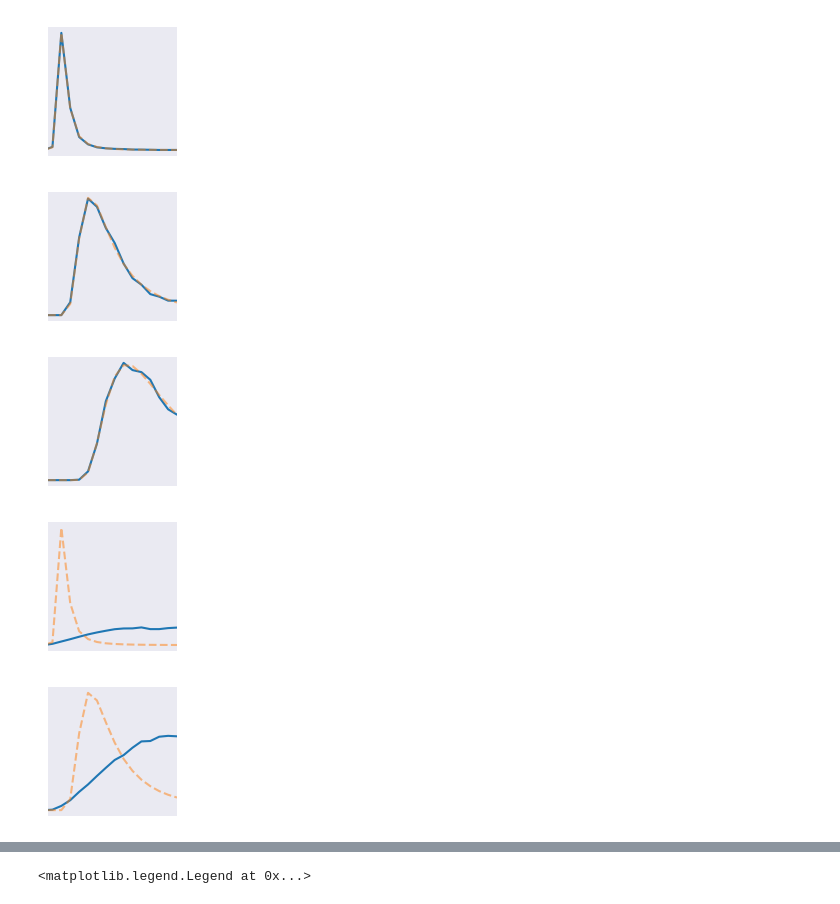
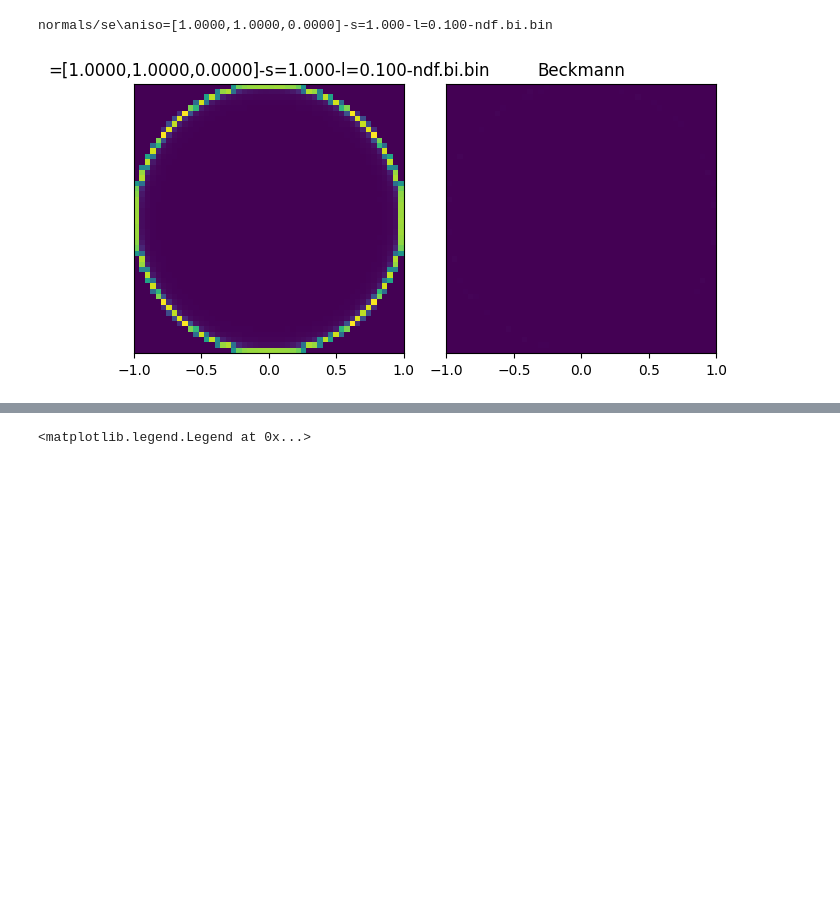
Before and after one commit to daseyb/tungsten, a Jupyter notebook: data/microfacet/ndf.ipynb, the cells around one changed output, grey strips where cells are left out. Saved outputs shown, nothing was run; the diff lists cells and outputs as text; code cells hidden in the pictures; blank space fills up the shorter version.

```diff
--- a/data/microfacet/ndf.ipynb
+++ b/data/microfacet/ndf.ipynb
@@ -44,8 +44,8 @@ def plot_normal_collection(normals, label, file, beckmann_roughness=0):
     ax = axs[0] if beckmann_roughness != 0 else axs
 
     hist, X, Y = np.histogram2d(
-          normals[:,0],
-          normals[:,1], bins=(50, 50), density=True)
+          normals[0][0][:,0],
+          normals[0][0][:,1], bins=(50, 50), density=True)
 
     max = np.max(hist)
 
@@ -59,21 +59,19 @@ def plot_normal_collection(normals, label, file, beckmann_roughness=0):
 
 
     if beckmann_roughness != 0:
-        XX,YY = np.meshgrid((X[1:]+X[:-1]) * 0.5, (Y[1:]+Y[:-1]) * 0.5)
-        Z = np.sqrt(1- (XX**2 + YY**2))
-        b = beckmann(np.arccos(Z), beckmann_roughness)
-        pc = axs[1].pcolormesh(X, Y, b-hist.T)
-        divider = make_axes_locatable(axs[1])
-        cax = divider.append_axes('right', size='5%', pad=0.05)
-        fig.colorbar(pc, cax=cax, orientation='vertical')
+        bnormals = np.reshape(np.fromfile(f"visible-normals/beckmann-{beckmann_roughness}.bin", dtype=np.float32), (3,-1)).T
+        beckmann_hist, X, Y = np.histogram2d(
+          bnormals[:,0],
+          bnormals[:,1], bins=(50, 50), density=True)
 
+        axs[1].pcolormesh(X, Y, hist.T - beckmann_hist.T, vmin=0, vmax=max)
 
         axs[1].set_ylim(-1,1)
         axs[1].set_xlim(-1,1)
         axs[1].set_facecolor("black")
         axs[1].grid(False)
         axs[1].set_yticks([])
-        axs[1].set_title("Diff to analytic")
+        axs[1].set_title("Beckmann")
         #ax.xlabel("$n_x$")
         #ax.ylabel("$n_y$")
         axs[1].set_aspect("equal")
@@ -85,8 +83,7 @@ def plot_normal_collection(normals, label, file, beckmann_roughness=0):
     ax.set_facecolor("black")
     ax.grid(False)
     ax.set_yticks([])
-    ax.set_xticks([])
-    #ax.set_title(label)
+    ax.set_title(label)
     #ax.xlabel("$n_x$")
     #ax.ylabel("$n_y$")
     ax.set_aspect("equal")
@@ -94,7 +91,7 @@ def plot_normal_collection(normals, label, file, beckmann_roughness=0):
 
     dir = os.path.join("plots",os.path.split(file)[0])
     os.makedirs(dir, exist_ok=True)
-    fig.savefig(os.path.join(dir, os.path.basename(file)[:-3] + "png"), dpi=300)
+    #fig.savefig(os.path.join(dir, os.path.basename(file)[:-3] + "png"), dpi=300)
 
 def plot_normal_collection_1D(normals, label, file, beckmann_roughness=0, vmf_kappa=0):
     #fig, ax = plt.subplots(subplot_kw={'projection': 'polar'})
@@ -131,57 +128,60 @@ def plot_normal_collection_1D(normals, label, file, beckmann_roughness=0, vmf_ka
 
     ax.set_xlim(0,1)
     ax.grid(False)
     ax.set_xticks([])
     ax.set_yticks([])
     #ax.set_title(label)
     #ax.set_xlabel("$n_z$")
     #ax.legend()
     #ax.ylabel("$n_y$")
     #ax.set_theta_zero_location("N")
     #ax.set_aspect("equal")
     fig.tight_layout()
 
     dir = os.path.join("plots",os.path.split(file)[0])
     os.makedirs(dir, exist_ok=True)
-    fig.savefig(os.path.join(dir, os.path.basename(file)[:-4] + "-1D.pdf"), dpi=300, bbox_inches='tight',pad_inches=0)
+    #fig.savefig(os.path.join(dir, os.path.basename(file)[:-4] + "-1D.pdf"), dpi=300, bbox_inches='tight',pad_inches=0)
 
 
 with plt.style.context("seaborn-v0_8-dark"):
     params = {'text.usetex' : True,
             'font.size' : 7,
             'font.family' : 'Linux Libertine'}
     plt.rcParams.update(params)
 
-    def br(L2):
-        return np.sqrt(2*L2)
+def br(L2):
+    return np.sqrt(2*L2)
 
-    normal_files = dict()
-    for file in glob.glob("visible-normals/se/*128*.bin"):
-        if "old" in file or "realizations" in file or "failed" in file:
-            continue
-        normals = np.reshape(np.fromfile(file, dtype=np.float32), (3,-1)).T
+normal_files = dict()
+for file in glob.glob("normals/se/*-ndf*.bin"):
+    if "old" in file or "realizations" in file or "failed" in file:
+        continue
+    normals = np.reshape(np.fromfile(file, dtype=np.float32), (3,-1)).T
 
-        key = file[:file.find("deg")+3] + ".bin"
-        if key not in normal_files:
-            normal_files[key] = []
+    deg_idx = file.find("deg")
+    deg_idx = deg_idx if deg_idx != -1 else -4
 
-        normal_files[key].append((normals, file[file.find("deg")+3:-4]))
-        #plot_normal_collection(normals, file[len("visible-normals/"):], file)
+    key = file[:deg_idx+3] + ".bin"
+    if key not in normal_files:
+        normal_files[key] = []
+
+    normal_files[key].append((normals, file[deg_idx+3:-4]))
+    #plot_normal_collection(normals, file[len("visible-normals/"):], file)
 
 
-    for k, v in normal_files.items():
-        if "l=1" in k:
-            beckmann_roughness = np.sqrt(2)
-        elif "l=0.5" in k:
-            beckmann_roughness = 2*np.sqrt(2)
-        elif "l=0.1" in k:
-            beckmann_roughness = 10*np.sqrt(2)
+for k, v in normal_files.items():
+    print(k)
+    if "l=1" in k:
+        beckmann_roughness = np.sqrt(2)
+    elif "l=0.5" in k:
+        beckmann_roughness = 2*np.sqrt(2)
+    elif "l=0.1" in k:
+        beckmann_roughness = 10*np.sqrt(2)
 
-        plot_normal_collection_1D(v, k[len("visible-normals/"):], k,
-                                beckmann_roughness=np.round(beckmann_roughness, 4))
+    #plot_normal_collection_1D(v, k[len("visible-normals/"):], k,
+    #                        beckmann_roughness=np.round(beckmann_roughness, 4))
+
+    plot_normal_collection(v, k[len("visible-normals/"):], k, beckmann_roughness=np.round(beckmann_roughness, 4))
 # %% [output]
+normals/se\aniso=[1.0000,1.0000,0.0000]-s=1.000-l=0.100-ndf.bi.bin
-[figure, old version]
+[figure, new version]
-[figure, removed]
-[figure, removed]
-[figure, removed]
-[figure, removed]
```
Also changed, not shown: parts of 1 cell of this notebook, 10 other files.
